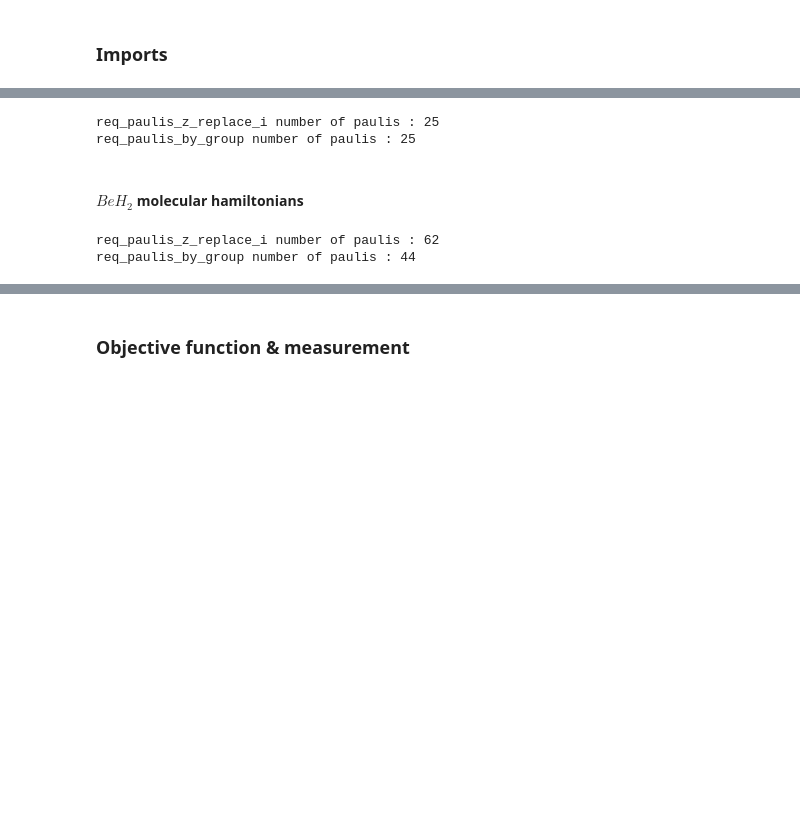
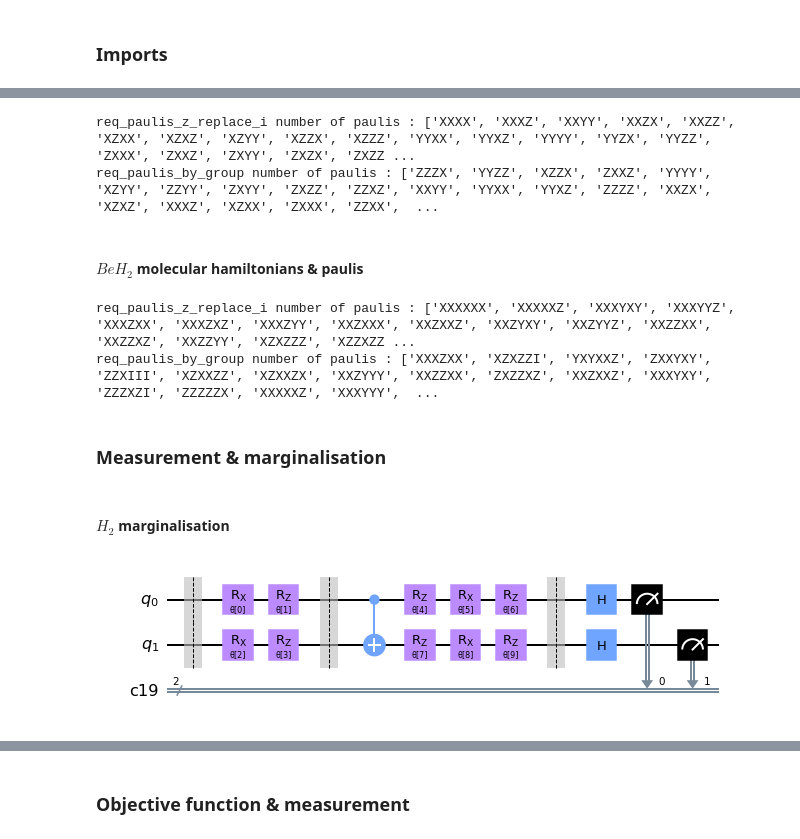
Before and after one commit to lao8n/ox_quantum, a Jupyter notebook: assignment/assignment.ipynb, the cells around one changed output, grey strips where cells are left out. Saved outputs shown, nothing was run; the diff lists cells and outputs as text; code cells hidden in the pictures; blank space fills up the shorter version.

Commit message:
runs but the graphs are really off

```diff
--- a/assignment/assignment.ipynb
+++ b/assignment/assignment.ipynb
@@ -339,6 +310,11 @@ IZ
     0.180931"""
 ]
 h2_ham, h2_req_paulis = molecular_hamiltonians(h2_groups, 2, 4)
-print(f"req_paulis_z_replace_i number of paulis : {len(req_paulis_z_replace_i(h2_ham, 2))}")
-print(f"req_paulis_by_group number of paulis : {len(set(h2_req_paulis.values()))}")
+
+h2_req_paulis_z_replace_i_list = req_paulis_z_replace_i(2, h2_ham)
+print(f"req_paulis_z_replace_i number of paulis : {h2_req_paulis_z_replace_i_list} " +
+      f"len={len(h2_req_paulis_z_replace_i_list)}")
+h2_req_paulis_by_group_list = list(set(h2_req_paulis.values()))
+print(f"req_paulis_by_group number of paulis : {h2_req_paulis_by_group_list} " +
+      f"len={len(h2_req_paulis_by_group_list)}")
 # %% [output]
@@ -573,13 +549,18 @@ ZXIZ
 -0.009769""",
 ]
 lih_ham, lih_req_paulis = molecular_hamiltonians(lih_groups, 25, 99)
-print(f"req_paulis_z_replace_i number of paulis : {len(req_paulis_z_replace_i(lih_ham, 4))}")
-print(f"req_paulis_by_group number of paulis : {len(set(lih_req_paulis.values()))}")
+
+lih_req_paulis_z_replace_i_list = req_paulis_z_replace_i(4, lih_ham)
+print(f"req_paulis_z_replace_i number of paulis : {lih_req_paulis_z_replace_i_list} " +
+      f"len={len(lih_req_paulis_z_replace_i_list)}")
+lih_req_paulis_by_group_list = list(set(lih_req_paulis.values()))
+print(f"req_paulis_by_group number of paulis : {lih_req_paulis_by_group_list} " +
+      f"len={len(lih_req_paulis_by_group_list)}")
 # %% [output]
-req_paulis_z_replace_i number of paulis : 25
-req_paulis_by_group number of paulis : 25
+req_paulis_z_replace_i number of paulis : ['XXXX', 'XXXZ', 'XXYY', 'XXZX', 'XXZZ', 'XZXX', 'XZXZ', 'XZYY', 'XZZX', 'XZZZ', 'YYXX', 'YYXZ', 'YYYY', 'YYZX', 'YYZZ', 'ZXXX', 'ZXXZ', 'ZXYY', 'ZXZX', 'ZXZZ ...
+req_paulis_by_group number of paulis : ['ZZZX', 'YYZZ', 'XZZX', 'ZXXZ', 'YYYY', 'XZYY', 'ZZYY', 'ZXYY', 'ZXZZ', 'ZZXZ', 'XXYY', 'YYXX', 'YYXZ', 'ZZZZ', 'XXZX', 'XZXZ', 'XXXZ', 'XZXX', 'ZXXX', 'ZZXX',  ...
 # %% [markdown]
-#### $BeH_2$ molecular hamiltonians
+#### $BeH_2$ molecular hamiltonians & paulis
 # %%
 beh2_groups = [
 # group 1
@@ -957,8 +938,15 @@ IZXIIZ
 0.006154""",
 ]
 beh2_ham, beh2_req_paulis = molecular_hamiltonians(beh2_groups, 44, 164)
-print(f"req_paulis_z_replace_i number of paulis : {len(req_paulis_z_replace_i(beh2_ham, 6))}")
-print(f"req_paulis_by_group number of paulis : {len(set(beh2_req_paulis.values()))}")
+
+beh2_req_paulis_z_replace_i_list = req_paulis_z_replace_i(6, beh2_ham)
+print(f"req_paulis_z_replace_i number of paulis : {beh2_req_paulis_z_replace_i_list} " +
+      f"len={len(beh2_req_paulis_z_replace_i_list)}")
+beh2_req_paulis_by_group_list = list(set(beh2_req_paulis.values()))
+print(f"req_paulis_by_group number of paulis : {beh2_req_paulis_by_group_list} " +
+      f"len={len(beh2_req_paulis_by_group_list)}")
 # %% [output]
-req_paulis_z_replace_i number of paulis : 62
-req_paulis_by_group number of paulis : 44
+req_paulis_z_replace_i number of paulis : ['XXXXXX', 'XXXXXZ', 'XXXYXY', 'XXXYYZ', 'XXXZXX', 'XXXZXZ', 'XXXZYY', 'XXZXXX', 'XXZXXZ', 'XXZYXY', 'XXZYYZ', 'XXZZXX', 'XXZZXZ', 'XXZZYY', 'XZXZZZ', 'XZZXZZ ...
+req_paulis_by_group number of paulis : ['XXXZXX', 'XZXZZI', 'YXYXXZ', 'ZXXYXY', 'ZZXIII', 'XZXXZZ', 'XZXXZX', 'XXZYYY', 'XXZZXX', 'ZXZZXZ', 'XXZXXZ', 'XXXYXY', 'ZZZXZI', 'ZZZZZX', 'XXXXXZ', 'XXXYYY',  ...
+# %% [markdown]
+### Measurement & marginalisation
@@ -964,0 +1015,10 @@ req_paulis_by_group number of paulis : 44
+# %% [markdown]
+#### $H_2$ marginalisation
+# %%
+h2_init_param_vals = np.linspace(0, pi, h2_ansatz_num_params)
+h2_ansatz_prep = assign_params(h2_ansatz, h2_init_param_vals)
+h2_by_group_tomography_circuits = req_tomography_circuits(h2_ansatz, h2_req_paulis_by_group_list)
+h2_by_group_tomography_circuits.get('XX').draw("mpl")
+# h2_by_group_tomography_counts = req_tomography_counts(h2_by_group_tomography_circuits, backend=AerSimulator())
+# %% [output]
+[figure, added]
```
Also changed, not shown: parts of 13 cells of this notebook.
